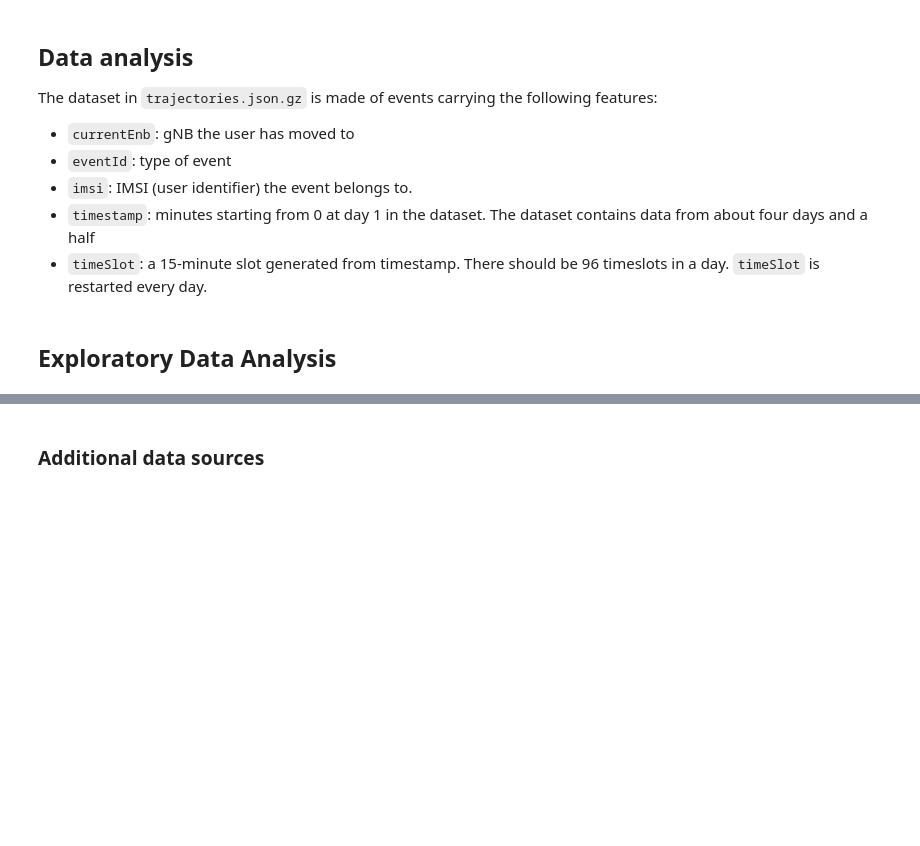
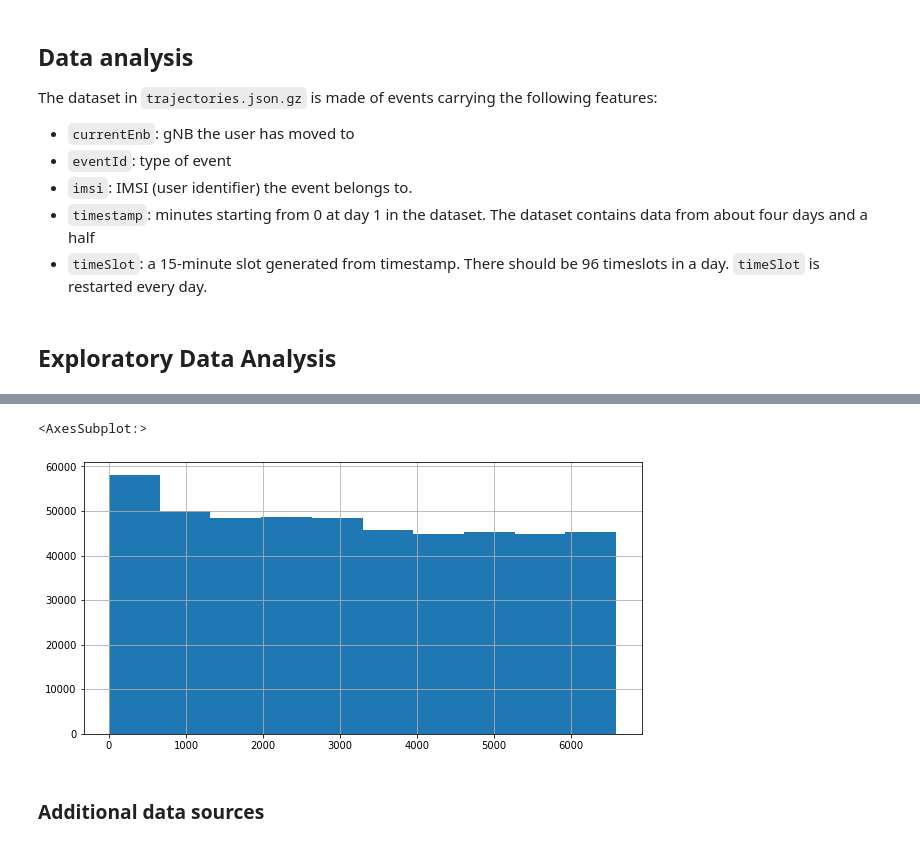
Before and after one commit to miguel-angel-monjas/uetrajectories, a Jupyter notebook: sources/ue_mobility.ipynb, the cells around one changed output, grey strips where cells are left out. Cells and saved outputs as stored; diff of their text form; code cells hidden in the pictures; blank space fills up the shorter version.

```diff
--- a/sources/ue_mobility.ipynb
+++ b/sources/ue_mobility.ipynb
@@ -46,5 +95,8 @@ df['timestamp'].max()
 # %%
-df['timestamp'].hist(bins=5)
+df['timestamp'].hist(bins=10)
+# %% [output]
+<AxesSubplot:>
+[figure, added]
 # %% [markdown]
 ### Additional data sources
 # %% [markdown]
```
Also changed, not shown: parts of 42 cells of this notebook, 1 other file.
